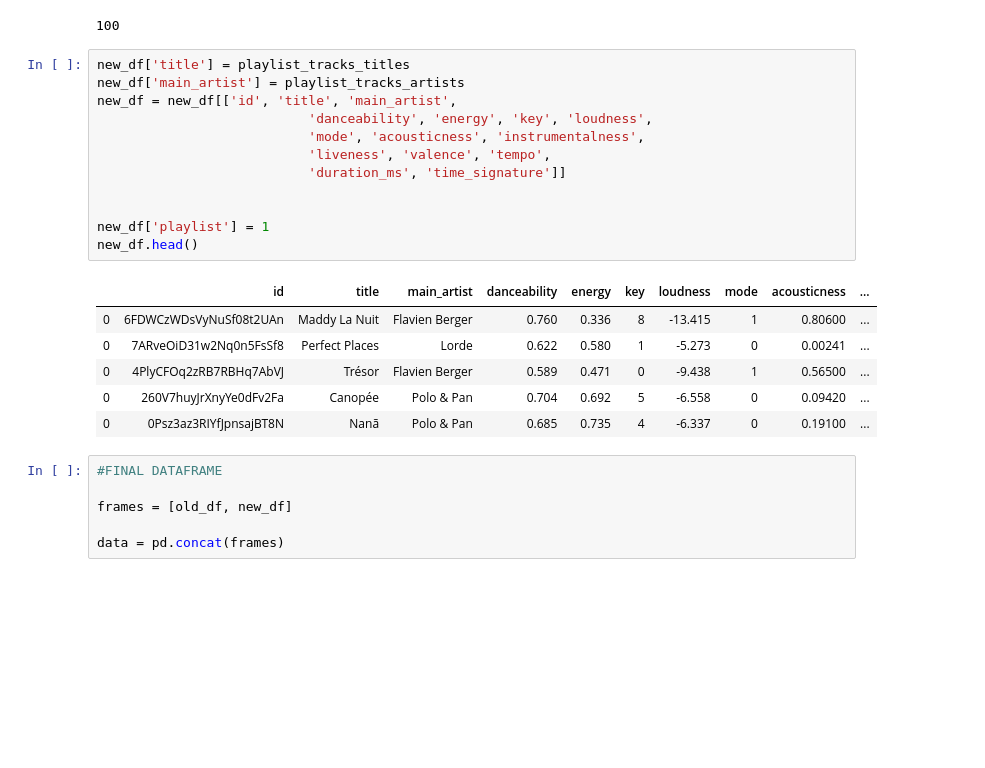
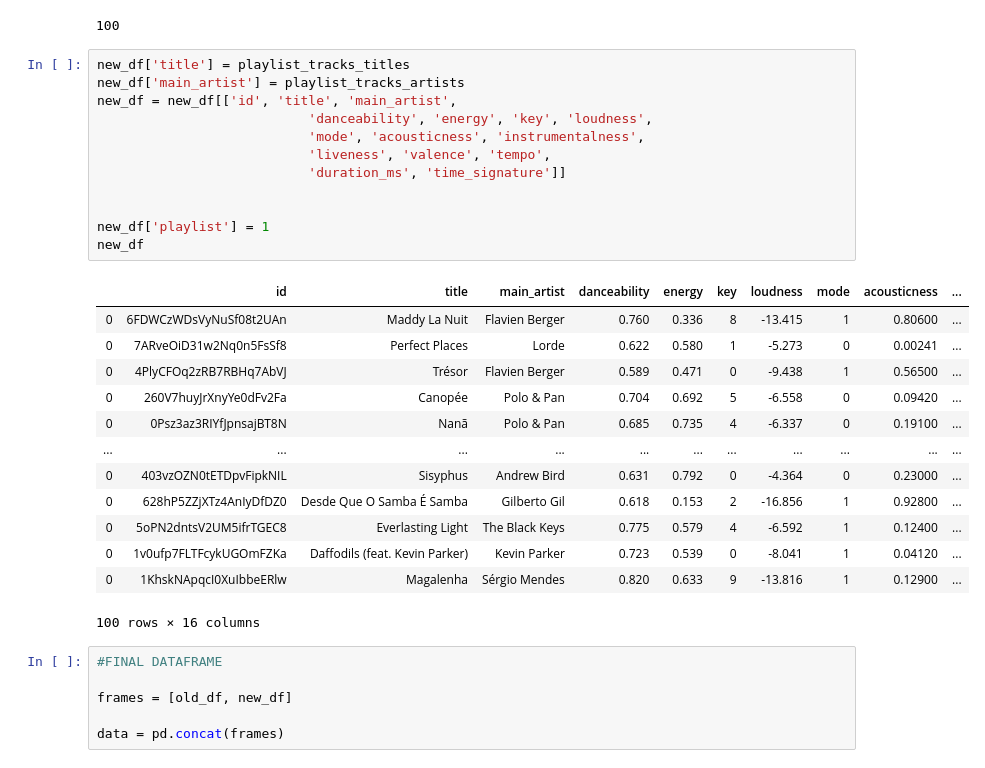
Before and after one commit to ritapereira10/Spotify-Analysis, a Jupyter notebook: Friends/TEST FRIENDS.ipynb, the cells around one changed output. Drawn from its saved outputs; the diff is of its cells as text; blank space fills up the shorter version.

```diff
--- a/Friends/TEST FRIENDS.ipynb
+++ b/Friends/TEST FRIENDS.ipynb
@@ -167,22 +174,29 @@ for i in range(0, len(playlist_tracks_id)):
 # %%
 new_df['title'] = playlist_tracks_titles
 new_df['main_artist'] = playlist_tracks_artists
 new_df = new_df[['id', 'title', 'main_artist',
                            'danceability', 'energy', 'key', 'loudness',
                            'mode', 'acousticness', 'instrumentalness',
                            'liveness', 'valence', 'tempo',
                            'duration_ms', 'time_signature']]
 
 
 new_df['playlist'] = 1
-new_df.head()
+new_df
 # %% [output]
 |  | id | title | main_artist | danceability | energy | key | loudness | mode | acousticness | ... |
 | 0 | 6FDWCzWDsVyNuSf08t2UAn | Maddy La Nuit | Flavien Berger | 0.760 | 0.336 | 8 | -13.415 | 1 | 0.80600 | ... |
 | 0 | 7ARveOiD31w2Nq0n5FsSf8 | Perfect Places | Lorde | 0.622 | 0.580 | 1 | -5.273 | 0 | 0.00241 | ... |
 | 0 | 4PlyCFOq2zRB7RBHq7AbVJ | Trésor | Flavien Berger | 0.589 | 0.471 | 0 | -9.438 | 1 | 0.56500 | ... |
 | 0 | 260V7huyJrXnyYe0dFv2Fa | Canopée | Polo & Pan | 0.704 | 0.692 | 5 | -6.558 | 0 | 0.09420 | ... |
 | 0 | 0Psz3az3RIYfJpnsajBT8N | Nanã | Polo & Pan | 0.685 | 0.735 | 4 | -6.337 | 0 | 0.19100 | ... |
+| ... | ... | ... | ... | ... | ... | ... | ... | ... | ... | ... |
+| 0 | 403vzOZN0tETDpvFipkNIL | Sisyphus | Andrew Bird | 0.631 | 0.792 | 0 | -4.364 | 0 | 0.23000 | ... |
+| 0 | 628hP5ZZjXTz4AnIyDfDZ0 | Desde Que O Samba É Samba | Gilberto Gil | 0.618 | 0.153 | 2 | -16.856 | 1 | 0.92800 | ... |
+| 0 | 5oPN2dntsV2UM5ifrTGEC8 | Everlasting Light | The Black Keys | 0.775 | 0.579 | 4 | -6.592 | 1 | 0.12400 | ... |
+| 0 | 1v0ufp7FLTFcykUGOmFZKa | Daffodils (feat. Kevin Parker) | Kevin Parker | 0.723 | 0.539 | 0 | -8.041 | 1 | 0.04120 | ... |
+| 0 | 1KhskNApqcI0XuIbbeERlw | Magalenha | Sérgio Mendes | 0.820 | 0.633 | 9 | -13.816 | 1 | 0.12900 | ... |
+100 rows × 16 columns
 # %%
 #FINAL DATAFRAME
 
```
Also changed, not shown: parts of 1 cell of this notebook.
